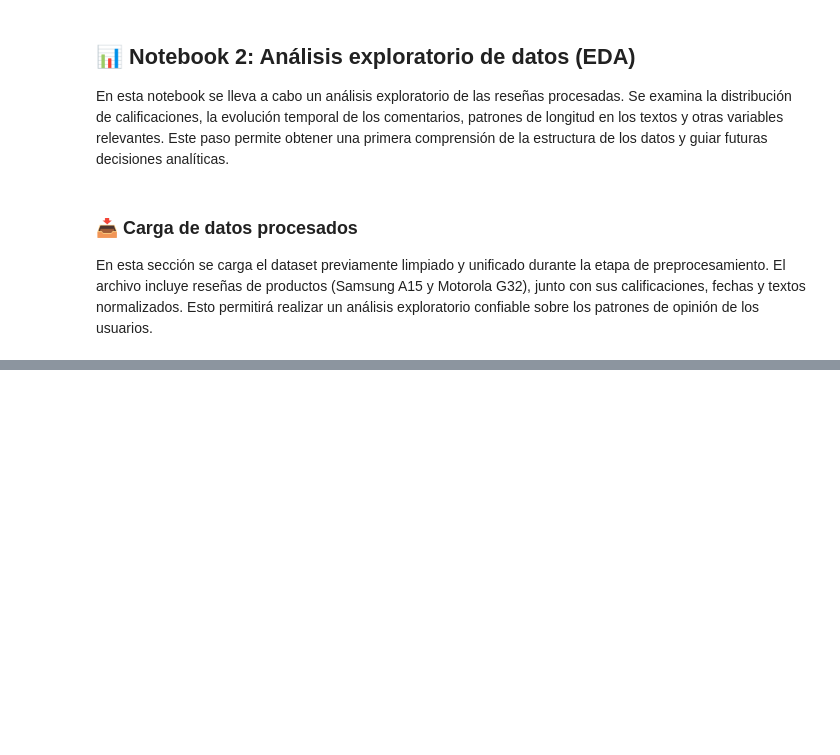
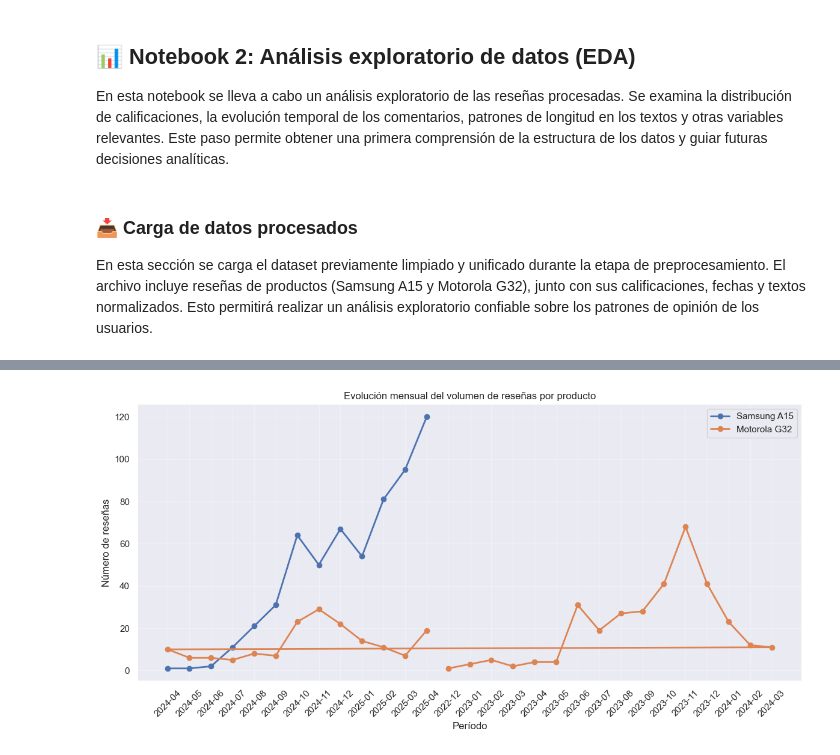
Before and after one commit to PedroCerruti/analisis-reputacional-samsung, a Jupyter notebook: notebooks/1_EDA.ipynb, the cells around one changed output, grey strips where cells are left out. Saved outputs shown, nothing was run; the diff lists cells and outputs as text; code cells hidden in the pictures; blank space fills up the shorter version.

```diff
--- a/notebooks/1_EDA.ipynb
+++ b/notebooks/1_EDA.ipynb
@@ -181,13 +8,0 @@ Este análisis permite evaluar si hay una conexión entre el esfuerzo que implic
-# %%
-# Configurar estilo
-sns.set_theme(style="whitegrid")
-
-# Crear el boxplot
-plt.figure(figsize=(10, 6))
-sns.boxplot(data=df_total, hue='rating', y='text_length', palette='coolwarm', legend=False)
-
-# Títulos y etiquetas
-plt.title("Distribución de longitud de reseñas por calificación")
-plt.xlabel("Calificación")
-plt.ylabel("Cantidad de palabras en reseña limpia")
-plt.show()
@@ -350,0 +9,11 @@ plt.show()
+# %%
+# Imports necesarios para el análisis exploratorio
+import pandas as pd
+import numpy as np
+import matplotlib.pyplot as plt
+import seaborn as sns
+
+# Configuración de visualizaciones
+sns.set_theme(style="darkgrid")
+plt.rcParams['figure.figsize'] = (10, 6)
+plt.rcParams['font.size'] = 12
@@ -350,0 +48,23 @@ plt.show()
+# %%
+# Agrupación mensual por producto
+monthly_counts = df_total.groupby(['year_month', 'producto']).size().reset_index(name='count')
+
+# Visualización
+plt.figure(figsize=(12, 6))
+for producto in df_total['producto'].unique():
+    data = monthly_counts[monthly_counts['producto'] == producto]
+    plt.plot(data['year_month'].astype(str), data['count'],
+             marker='o', linewidth=2, label=producto)
+
+plt.title('Evolución mensual del volumen de reseñas por producto')
+plt.xlabel('Período')
+plt.ylabel('Número de reseñas')
+plt.legend()
+plt.xticks(rotation=45)
+plt.grid(True, alpha=0.3)
+plt.tight_layout()
+
+plt.savefig('../outputs/visualizations/01_grafico_volumen_mensual_resenas.png', dpi=300, bbox_inches='tight')
+plt.show()
+# %% [output]
+[figure, added]
```
Also changed, not shown: parts of 48 cells of this notebook, 3 other files.
